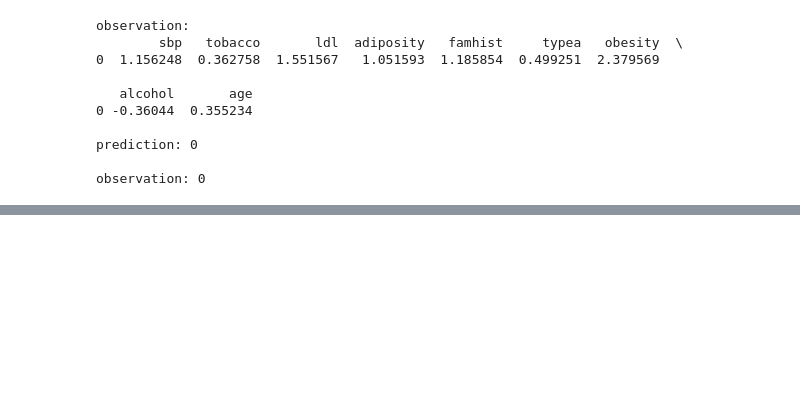
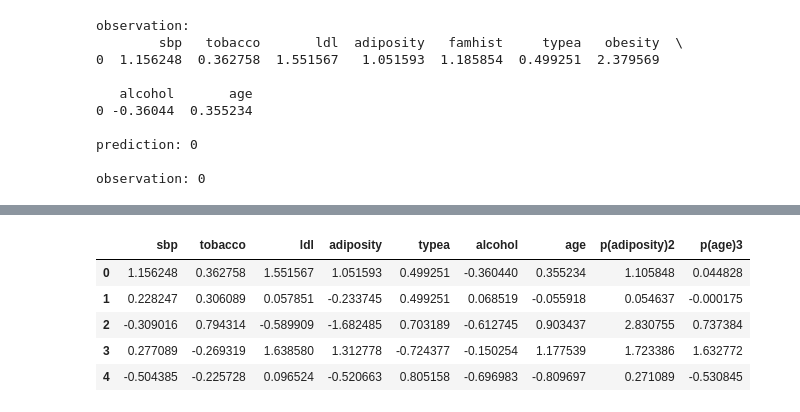
Before and after one commit to benbenasque/machine_learning_tutorials, a Jupyter notebook: machine_learning_exercise.ipynb, the cells around one changed output, grey strips where cells are left out. Saved outputs shown, nothing was run; the diff lists cells and outputs as text; code cells hidden in the pictures; blank space fills up the shorter version.

```diff
--- a/machine_learning_exercise.ipynb
+++ b/machine_learning_exercise.ipynb
@@ -373,0 +413,11 @@ graphviz.Source(dot_graph)
+# %%
+power_dict = {'adiposity' : [2], 'age' : [3]}
+X_lr = lreg.transform_attributes(X_lr, power_dict=power_dict)
+X_lr.head()
+# %% [output]
+|  | sbp | tobacco | ldl | adiposity | typea | alcohol | age | p(adiposity)2 | p(age)3 |
+| 0 | 1.156248 | 0.362758 | 1.551567 | 1.051593 | 0.499251 | -0.360440 | 0.355234 | 1.105848 | 0.044828 |
+| 1 | 0.228247 | 0.306089 | 0.057851 | -0.233745 | 0.499251 | 0.068519 | -0.055918 | 0.054637 | -0.000175 |
+| 2 | -0.309016 | 0.794314 | -0.589909 | -1.682485 | 0.703189 | -0.612745 | 0.903437 | 2.830755 | 0.737384 |
+| 3 | 0.277089 | -0.269319 | 1.638580 | 1.312778 | -0.724377 | -0.150254 | 1.177539 | 1.723386 | 1.632772 |
+| 4 | -0.504385 | -0.225728 | 0.096524 | -0.520663 | 0.805158 | -0.696983 | -0.809697 | 0.271089 | -0.530845 |
```
Also changed, not shown: parts of 11 cells of this notebook.
